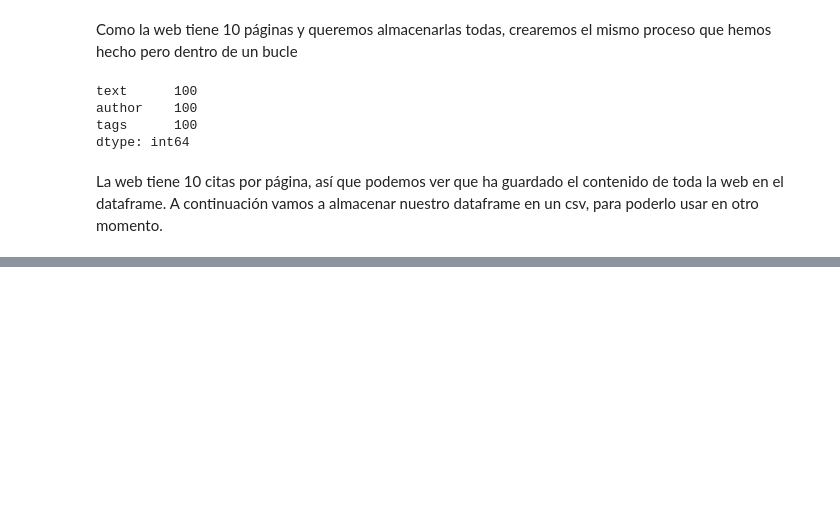
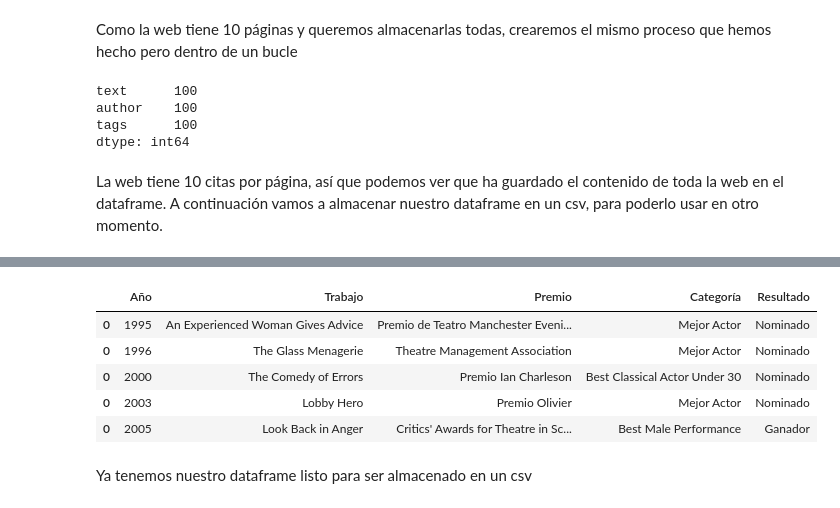
Before and after one commit to maribelseara/web_scraping, a Jupyter notebook: web_scraping.ipynb, the cells around one changed output, grey strips where cells are left out. Saved outputs shown, nothing was run; the diff lists cells and outputs as text; code cells hidden in the pictures; blank space fills up the shorter version.

```diff
--- a/web_scraping.ipynb
+++ b/web_scraping.ipynb
@@ -119,0 +242,2 @@ df.to_csv("bs_quotes.csv")
+# %%
+df=pd.DataFrame(columns=columns)
@@ -119,0 +246,2 @@ df.to_csv("bs_quotes.csv")
+# %%
+rows=awards_table.findAll("tr")
@@ -119,0 +266,2 @@ df.to_csv("bs_quotes.csv")
+# %%
+rows=rows[1:]
@@ -119,0 +278,20 @@ df.to_csv("bs_quotes.csv")
+# %%
+for row in rows:
+    cells=row.findAll("td")
+    year=cells[0].text
+    work=cells[1].text
+    award=cells[2].text[:-5] #Eliminamos el número de nota al final
+    category=cells[3].text
+    result=cells[4].text[:-1] #Eliminamos un salto de linea al final
+    df=pd.concat([df, pd.DataFrame([{'Año': year, 'Trabajo' : work, 'Premio' : award, 'Categoría': category, 'Resultado' : result}])])
+# %%
+df.head()
+# %% [output]
+|  | Año | Trabajo | Premio | Categoría | Resultado |
+| 0 | 1995 | An Experienced Woman Gives Advice | Premio de Teatro Manchester Eveni... | Mejor Actor | Nominado |
+| 0 | 1996 | The Glass Menagerie | Theatre Management Association | Mejor Actor | Nominado |
+| 0 | 2000 | The Comedy of Errors | Premio Ian Charleson | Best Classical Actor Under 30 | Nominado |
+| 0 | 2003 | Lobby Hero | Premio Olivier | Mejor Actor | Nominado |
+| 0 | 2005 | Look Back in Anger | Critics' Awards for Theatre in Sc... | Best Male Performance | Ganador |
+# %% [markdown]
+Ya tenemos nuestro dataframe listo para ser almacenado en un csv
```
Also changed, not shown: parts of 31 cells of this notebook, 2 other files.
